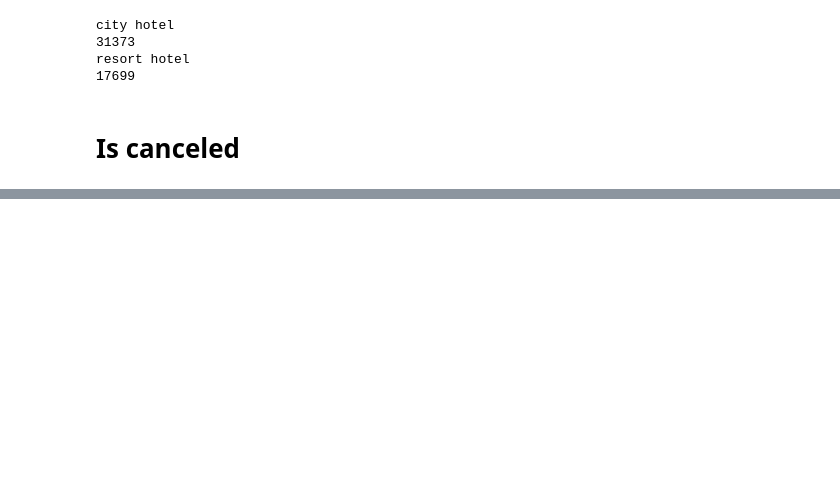
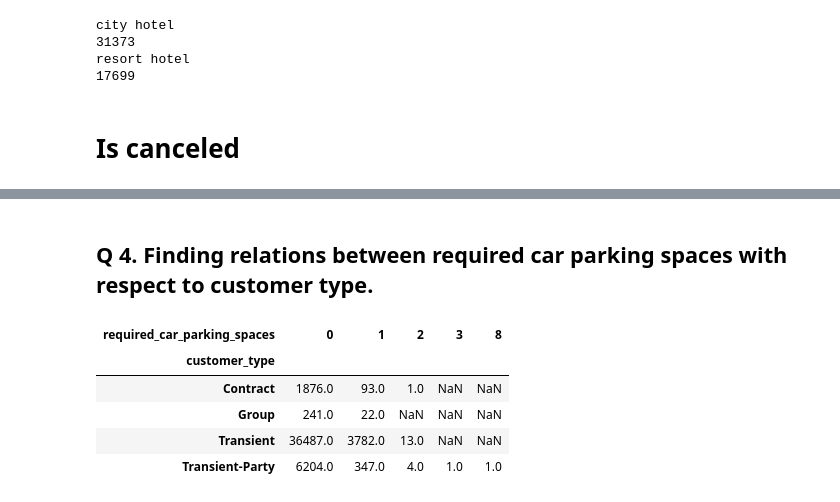
Before and after one commit to Ishansingh438/EDA-Hotel-Booking-Analysis-project, a Jupyter notebook: Ishan_Singh_Hotel_Booking_Analysis_Capstone_Project.ipynb, the cells around one changed output, grey strips where cells are left out. Cells and saved outputs as stored; diff of their text form; code cells hidden in the pictures; blank space fills up the shorter version.

```diff
--- a/Ishan_Singh_Hotel_Booking_Analysis_Capstone_Project.ipynb
+++ b/Ishan_Singh_Hotel_Booking_Analysis_Capstone_Project.ipynb
@@ -320,0 +433,2 @@ Canceled: 3906
+# %% [markdown]
+## Q 4. Finding relations between required car parking spaces with respect to  customer type.
@@ -320,0 +438,9 @@ Canceled: 3906
+# %%
+car_parking_spaces
+# %% [output]
+| required_car_parking_spaces | 0 | 1 | 2 | 3 | 8 |
+| customer_type |  |  |  |  |  |
+| Contract | 1876.0 | 93.0 | 1.0 | NaN | NaN |
+| Group | 241.0 | 22.0 | NaN | NaN | NaN |
+| Transient | 36487.0 | 3782.0 | 13.0 | NaN | NaN |
+| Transient-Party | 6204.0 | 347.0 | 4.0 | 1.0 | 1.0 |
```
Also changed, not shown: parts of 26 cells of this notebook.
